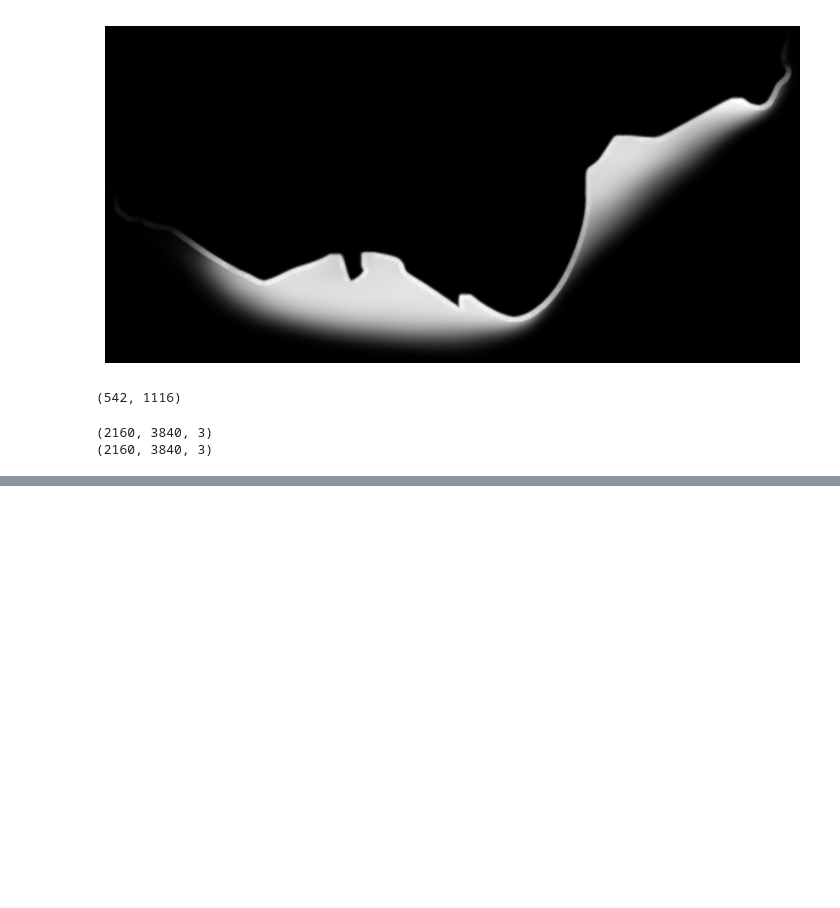
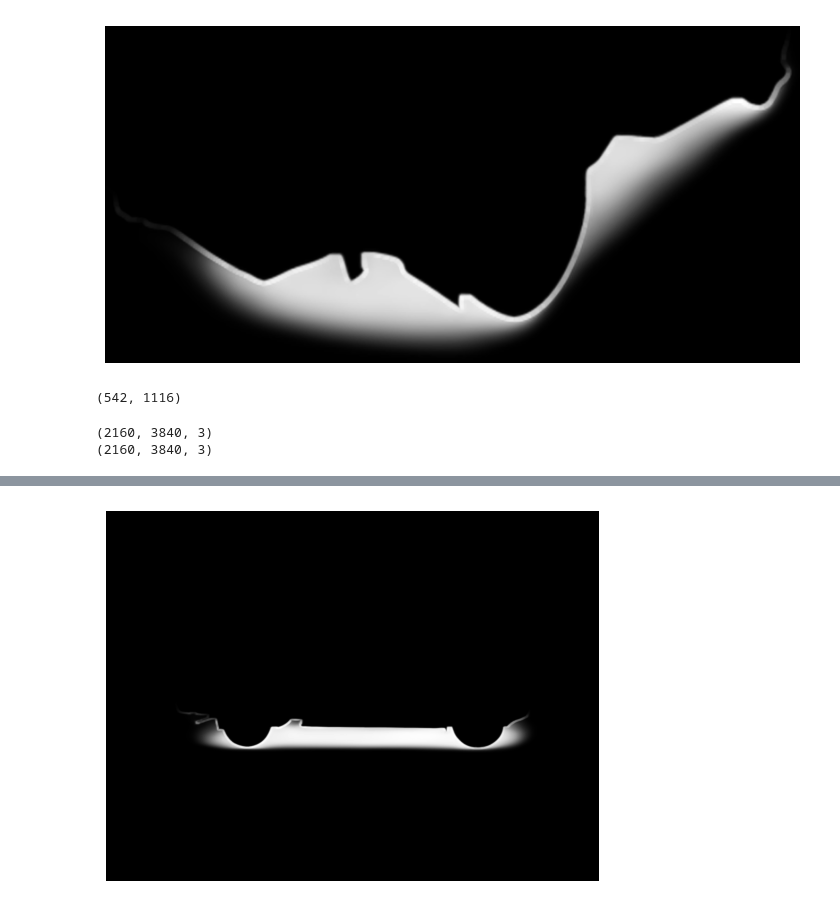
Before and after one commit to ankitdotpy/spyneai-assignment, a Jupyter notebook: project_1/eda.ipynb, the cells around one changed output, grey strips where cells are left out. Drawn from its saved outputs; the diff is of its cells as text; code cells hidden in the pictures; blank space fills up the shorter version.

Commit message:
fix alignment with floor

```diff
--- a/project_1/eda.ipynb
+++ b/project_1/eda.ipynb
@@ -264,0 +298,32 @@ def compose_image(car_image, car_mask, background):
+# %%
+def align_shadow(object_mask, shadow_mask):
+    """Align the shadow mask with the object using contours."""
+    # Find contours of the object
+    object_contours, _ = cv2.findContours(object_mask, cv2.RETR_EXTERNAL, cv2.CHAIN_APPROX_SIMPLE)
+
+    # Find the largest contour (assuming it's the car)
+    largest_contour = max(object_contours, key=cv2.contourArea)
+
+    # Get the bounding box of the largest contour
+    x, y, w, h = cv2.boundingRect(largest_contour)
+
+    # Resize the shadow mask to match the width of the object
+    shadow_resized = cv2.resize(shadow_mask, (w, shadow_mask.shape[0]))
+
+    # Create a blank mask the same size as the object mask
+    aligned_shadow = np.zeros_like(object_mask)
+
+    # Calculate the vertical position to place the shadow (at the bottom of the object)
+    shadow_y = y + h - shadow_resized.shape[0]
+
+    # Place the resized shadow in the correct position
+    aligned_shadow[shadow_y:shadow_y+shadow_resized.shape[0], x:x+w] = shadow_resized
+
+    return aligned_shadow
+
+aligned_shadow = align_shadow(car_mask, shadow_mask)
+plt.imshow(aligned_shadow, cmap='gray')
+plt.axis('off')
+plt.show()
+# %% [output]
+[figure, added]
```
Also changed, not shown: parts of 6 cells of this notebook, 8 other files.
